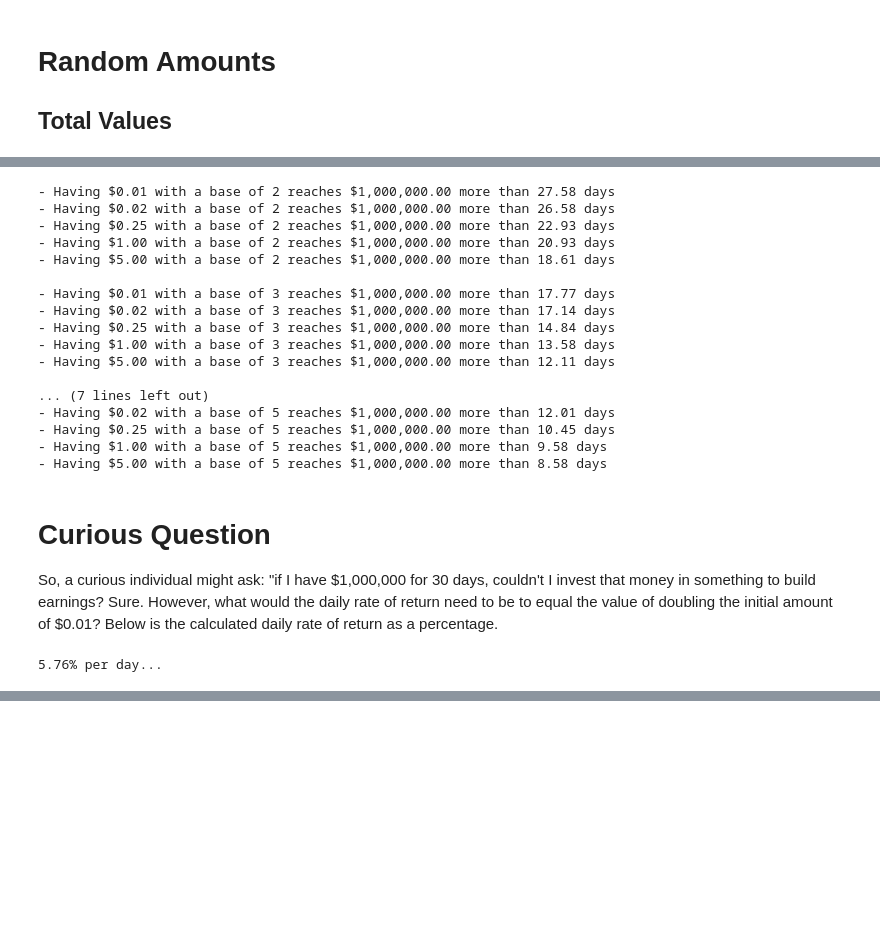
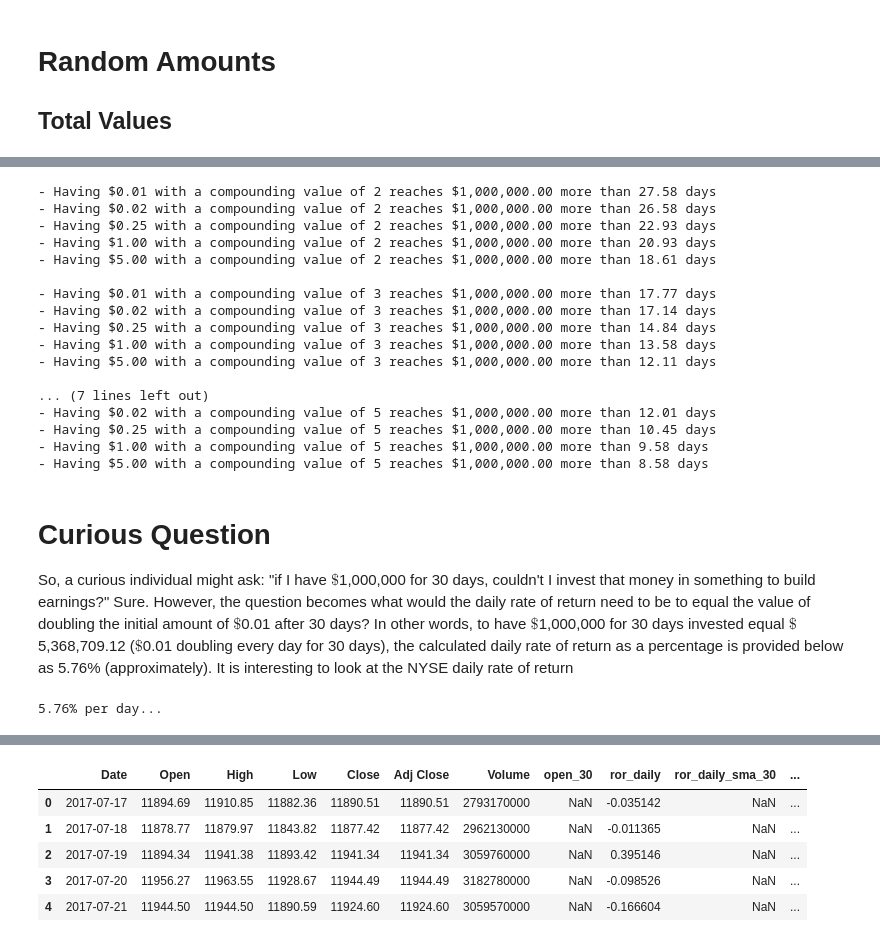
Before and after one commit to JIVJGFJZKF/experiment_exponential, a Jupyter notebook: exponential.ipynb, the cells around one changed output, grey strips where cells are left out. Saved outputs shown, nothing was run; the diff lists cells and outputs as text; code cells hidden in the pictures; blank space fills up the shorter version.

```diff
--- a/exponential.ipynb
+++ b/exponential.ipynb
@@ -136,30 +149,30 @@ for i,amt in enumerate(vec_amts):
 # %%
-vec_base = [2,3,4,5]
+vec_compound = [2,3,4,5]
 val_amt_exceed = 1e6
-for i,base in enumerate(vec_base):
+for i,compound in enumerate(vec_compound):
     for j,amt in enumerate(vec_amts):
-        tmp_val = get_number_days_exceed(val_amt_exceed=val_amt_exceed,val_amt_start=amt,val_amt_base=base,is_round_up=False)
-        print(f'- Having ${amt:,.2f} with a base of {base} reaches ${val_amt_exceed:,.2f} more than {tmp_val:,.2f} days')
+        tmp_val = get_number_days_exceed(val_amt_exceed=val_amt_exceed,val_amt_start=amt,val_amt_base=compound,is_round_up=False)
+        print(f'- Having ${amt:,.2f} with a compounding value of {compound} reaches ${val_amt_exceed:,.2f} more than {tmp_val:,.2f} days')
     print('')
 # %% [output]
-- Having $0.01 with a base of 2 reaches $1,000,000.00 more than 27.58 days
-- Having $0.02 with a base of 2 reaches $1,000,000.00 more than 26.58 days
-- Having $0.25 with a base of 2 reaches $1,000,000.00 more than 22.93 days
-- Having $1.00 with a base of 2 reaches $1,000,000.00 more than 20.93 days
-- Having $5.00 with a base of 2 reaches $1,000,000.00 more than 18.61 days
+- Having $0.01 with a compounding value of 2 reaches $1,000,000.00 more than 27.58 days
+- Having $0.02 with a compounding value of 2 reaches $1,000,000.00 more than 26.58 days
+- Having $0.25 with a compounding value of 2 reaches $1,000,000.00 more than 22.93 days
+- Having $1.00 with a compounding value of 2 reaches $1,000,000.00 more than 20.93 days
+- Having $5.00 with a compounding value of 2 reaches $1,000,000.00 more than 18.61 days
 
-- Having $0.01 with a base of 3 reaches $1,000,000.00 more than 17.77 days
-- Having $0.02 with a base of 3 reaches $1,000,000.00 more than 17.14 days
-- Having $0.25 with a base of 3 reaches $1,000,000.00 more than 14.84 days
-- Having $1.00 with a base of 3 reaches $1,000,000.00 more than 13.58 days
-- Having $5.00 with a base of 3 reaches $1,000,000.00 more than 12.11 days
+- Having $0.01 with a compounding value of 3 reaches $1,000,000.00 more than 17.77 days
+- Having $0.02 with a compounding value of 3 reaches $1,000,000.00 more than 17.14 days
+- Having $0.25 with a compounding value of 3 reaches $1,000,000.00 more than 14.84 days
+- Having $1.00 with a compounding value of 3 reaches $1,000,000.00 more than 13.58 days
+- Having $5.00 with a compounding value of 3 reaches $1,000,000.00 more than 12.11 days
 
 ... (7 lines left out)
-- Having $0.02 with a base of 5 reaches $1,000,000.00 more than 12.01 days
-- Having $0.25 with a base of 5 reaches $1,000,000.00 more than 10.45 days
-- Having $1.00 with a base of 5 reaches $1,000,000.00 more than 9.58 days
-- Having $5.00 with a base of 5 reaches $1,000,000.00 more than 8.58 days
+- Having $0.02 with a compounding value of 5 reaches $1,000,000.00 more than 12.01 days
+- Having $0.25 with a compounding value of 5 reaches $1,000,000.00 more than 10.45 days
+- Having $1.00 with a compounding value of 5 reaches $1,000,000.00 more than 9.58 days
+- Having $5.00 with a compounding value of 5 reaches $1,000,000.00 more than 8.58 days
 # %% [markdown]
 # Curious Question
-So, a curious individual might ask: "if I have \$1,000,000 for 30 days, couldn't I invest that money in something to build earnings?  Sure.  However, what would the daily rate of return need to be to equal the value of doubling the initial amount of \$0.01?  Below is the calculated daily rate of return as a percentage.
+So, a curious individual might ask: "if I have $\$$1,000,000 for 30 days, couldn't I invest that money in something to build earnings?"  Sure.  However, the question becomes what would the daily rate of return need to be to equal the value of doubling the initial amount of $\$$0.01 after 30 days?  In other words, to have $\$$1,000,000 for 30 days invested equal $\$$5,368,709.12 ($\$$0.01 doubling every day for 30 days), the calculated daily rate of return as a percentage is provided below as 5.76\% (approximately).  It is interesting to look at the NYSE daily rate of return
 # %%
@@ -167,2 +181,15 @@ print('{:.2f}%'.format(100*(((get_doubled_total(val_amt_base=0.01,val_n=30)/val_
 # %% [output]
 5.76% per day...
+# %%
+%%time
+df_nyse = pd.read_excel('./nyse_open_close_five_year.xlsx')
+print(df_nyse.shape)
+df_nyse.sort_values(by='Date',ascending=True,inplace=True)
+df_nyse.reset_index(drop=True,inplace=True)
+df_nyse['open_30'] = df_nyse['Open'].shift(periods=30)
+df_nyse['ror_daily'] = 100*((df_nyse['Adj Close']-df_nyse['Open'])/df_nyse['Open'])
+df_nyse['ror_daily_sma_30'] = df_nyse['ror_daily'].rolling(window=30).mean()
+df_nyse['ror_30'] = 100*((df_nyse['Adj Close']-df_nyse['open_30'])/df_nyse['open_30'])
+#df_nyse['ror_30_sma_30'] = df_nyse['ror_30'].rolling(window=30).mean()
+df_nyse.head()
+# %% [output]
@@ -168,0 +199,6 @@ print('{:.2f}%'.format(100*(((get_doubled_total(val_amt_base=0.01,val_n=30)/val_
+|  | Date | Open | High | Low | Close | Adj Close | Volume | open_30 | ror_daily | ror_daily_sma_30 | ... |
+| 0 | 2017-07-17 | 11894.69 | 11910.85 | 11882.36 | 11890.51 | 11890.51 | 2793170000 | NaN | -0.035142 | NaN | ... |
+| 1 | 2017-07-18 | 11878.77 | 11879.97 | 11843.82 | 11877.42 | 11877.42 | 2962130000 | NaN | -0.011365 | NaN | ... |
+| 2 | 2017-07-19 | 11894.34 | 11941.38 | 11893.42 | 11941.34 | 11941.34 | 3059760000 | NaN | 0.395146 | NaN | ... |
+| 3 | 2017-07-20 | 11956.27 | 11963.55 | 11928.67 | 11944.49 | 11944.49 | 3182780000 | NaN | -0.098526 | NaN | ... |
+| 4 | 2017-07-21 | 11944.50 | 11944.50 | 11890.59 | 11924.60 | 11924.60 | 3059570000 | NaN | -0.166604 | NaN | ... |
```
Also changed, not shown: parts of 10 cells of this notebook, 1 other file.
